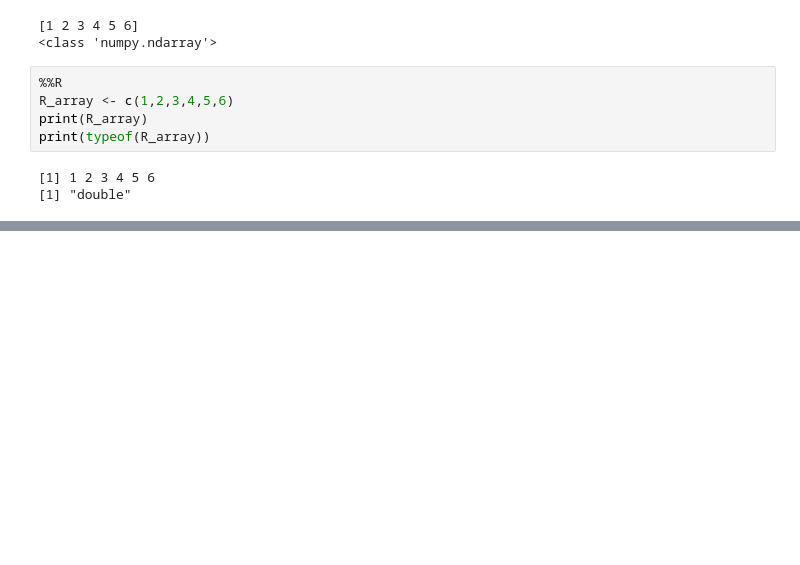
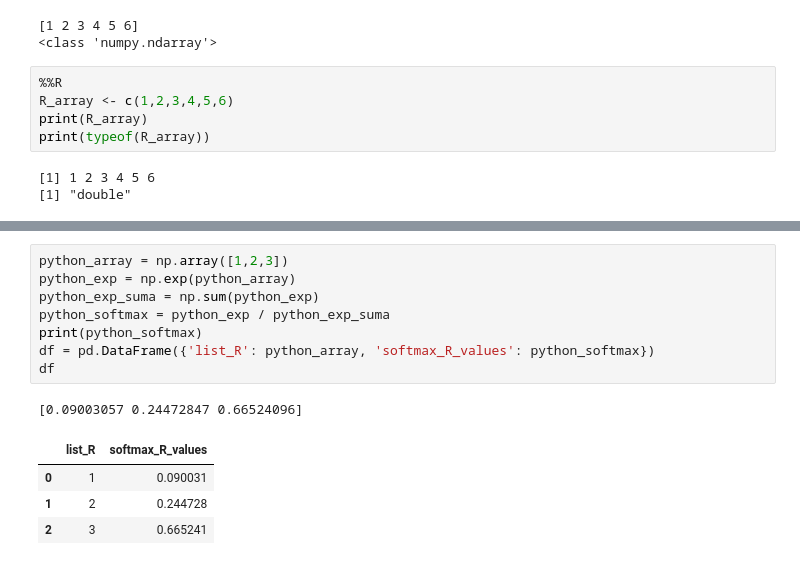
Before and after one commit to JJDataAnalyst-viz/ML-DL-AI, a Jupyter notebook: DL.ipynb, the cells around one changed output, grey strips where cells are left out. Saved outputs shown, nothing was run; the diff lists cells and outputs as text; blank space fills up the shorter version.

```diff
--- a/DL.ipynb
+++ b/DL.ipynb
@@ -47,0 +82,14 @@ print(typeof(R_array))
+# %%
+python_array = np.array([1,2,3])
+python_exp = np.exp(python_array)
+python_exp_suma = np.sum(python_exp)
+python_softmax = python_exp / python_exp_suma
+print(python_softmax)
+df = pd.DataFrame({'list_R': python_array, 'softmax_R_values': python_softmax})
+df
+# %% [output]
+[0.09003057 0.24472847 0.66524096]
+|  | list_R | softmax_R_values |
+| 0 | 1 | 0.090031 |
+| 1 | 2 | 0.244728 |
+| 2 | 3 | 0.665241 |
```
Also changed, not shown: parts of 9 cells of this notebook.
